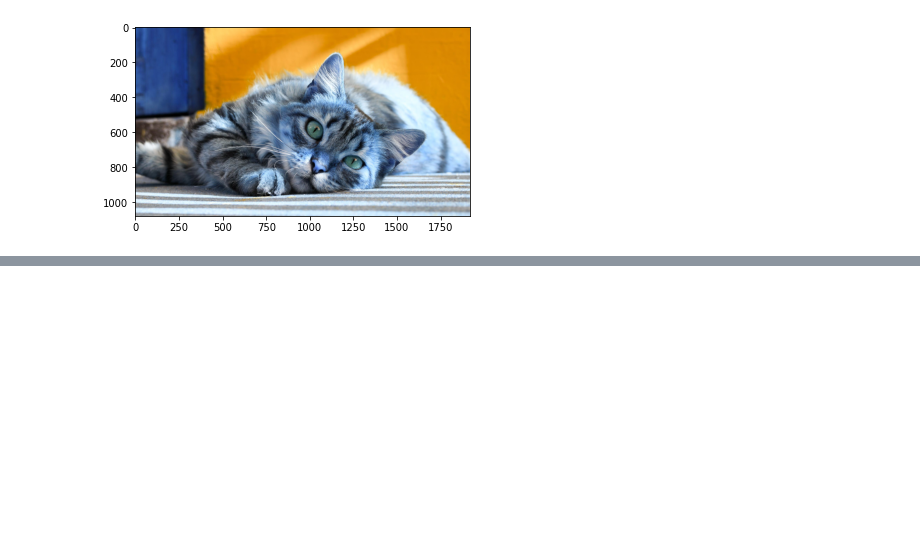
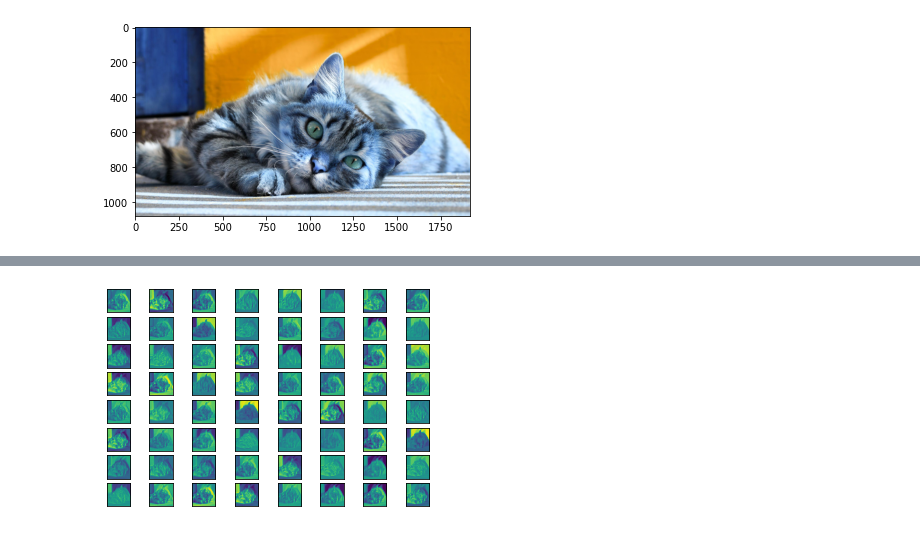
Before and after one commit to meticulousdev/Torch, a Jupyter notebook: chap05/feature_map_colab.ipynb, the cells around one changed output, grey strips where cells are left out. Saved outputs shown, nothing was run; the diff lists cells and outputs as text; code cells hidden in the pictures; blank space fills up the shorter version.

```diff
--- a/chap05/feature_map_colab.ipynb
+++ b/chap05/feature_map_colab.ipynb
@@ -165,4 +168,18 @@ plt.show()
 <Figure size 864x576 with 0 Axes>
+# %%
+# TODO Keras 예제 처럼 실행 가능한지 확인해보기
+fig, axes = plt.subplots(8, 8)
+cnt = 0
+for row in range(8):
+    for column in range(8):
+        axis = axes[row][column]
+        axis.get_xaxis().set_ticks([])
+        axis.get_yaxis().set_ticks([])
+        axis.imshow(activations[0][cnt])
+        cnt += 1
+plt.show()
+# %% [output]
+[figure, added]
 # %%
 result = LayerActivations(model.features, 20)
 
```
Also changed, not shown: parts of 5 cells of this notebook.
